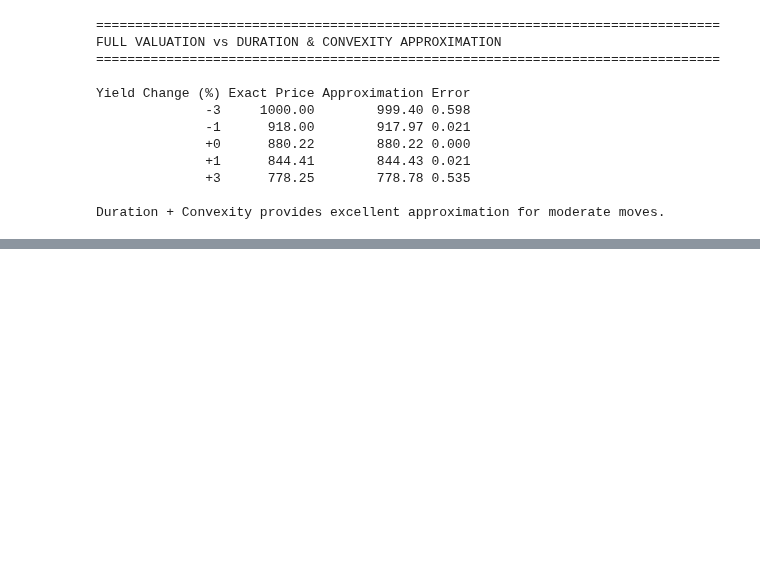
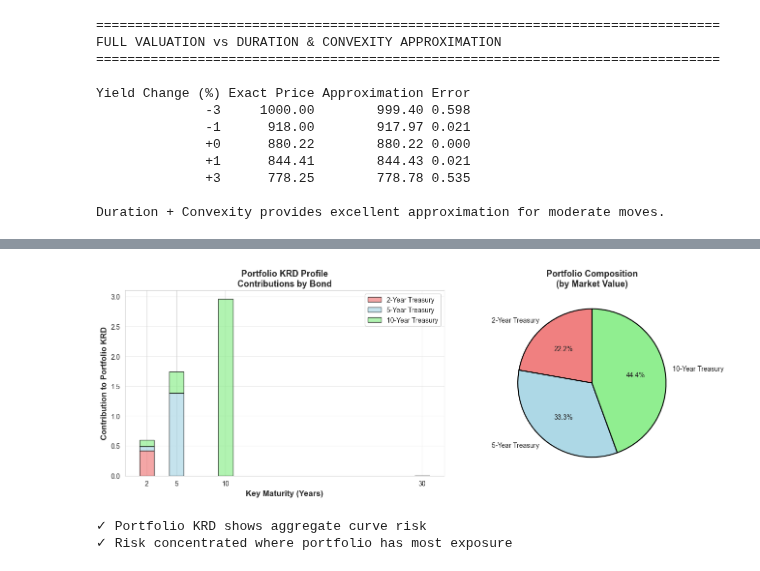
Before and after one commit to andreassteinerconsulting/python_notebooks, a Jupyter notebook: Fixed_Income_Analytics.ipynb, the cells around one changed output, grey strips where cells are left out. Drawn from its saved outputs; the diff is of its cells as text; code cells hidden in the pictures; blank space fills up the shorter version.

```diff
--- a/Fixed_Income_Analytics.ipynb
+++ b/Fixed_Income_Analytics.ipynb
@@ -2361,0 +2676,42 @@ KRD essential for capturing curve risk in fixed income portfolios.
+# %%
+# Visualize portfolio KRD profile
+fig, (ax1, ax2) = plt.subplots(1, 2, figsize=(14, 5))
+
+# Plot 1: Stacked KRD contributions
+mats_plot = [k for k in key_maturities]
+bond_colors = ['lightcoral', 'lightblue', 'lightgreen']
+
+bottom = np.zeros(len(mats_plot))
+for i, bond in enumerate(portfolio):
+    krds_bond = [bond['weight'] * bond['krds'][f'KRD_{k}Y'] for k in mats_plot]
+    ax1.bar(mats_plot, krds_bond, width=1.5, bottom=bottom,
+            label=bond['name'], color=bond_colors[i],
+            edgecolor='black', alpha=0.7, linewidth=1)
+    bottom += krds_bond
+
+ax1.set_xlabel('Key Maturity (Years)', fontsize=12, fontweight='bold')
+ax1.set_ylabel('Contribution to Portfolio KRD', fontsize=12, fontweight='bold')
+ax1.set_title('Portfolio KRD Profile\nContributions by Bond',
+              fontsize=13, fontweight='bold')
+ax1.legend(fontsize=10)
+ax1.grid(True, alpha=0.3, axis='y')
+ax1.set_xticks(key_maturities)
+
+# Plot 2: Portfolio weights
+weights = [bond['weight'] * 100 for bond in portfolio]
+names = [bond['name'] for bond in portfolio]
+
+ax2.pie(weights, labels=names, autopct='%1.1f%%', startangle=90,
+        colors=bond_colors, wedgeprops={'edgecolor': 'black', 'linewidth': 1.5})
+ax2.set_title('Portfolio Composition\n(by Market Value)',
+              fontsize=13, fontweight='bold')
+
+plt.tight_layout()
+plt.show()
+
+print("\n✓ Portfolio KRD shows aggregate curve risk")
+print("✓ Risk concentrated where portfolio has most exposure")
+# %% [output]
+[figure, added]
+✓ Portfolio KRD shows aggregate curve risk
+✓ Risk concentrated where portfolio has most exposure
```
Also changed, not shown: parts of 21 cells of this notebook.
